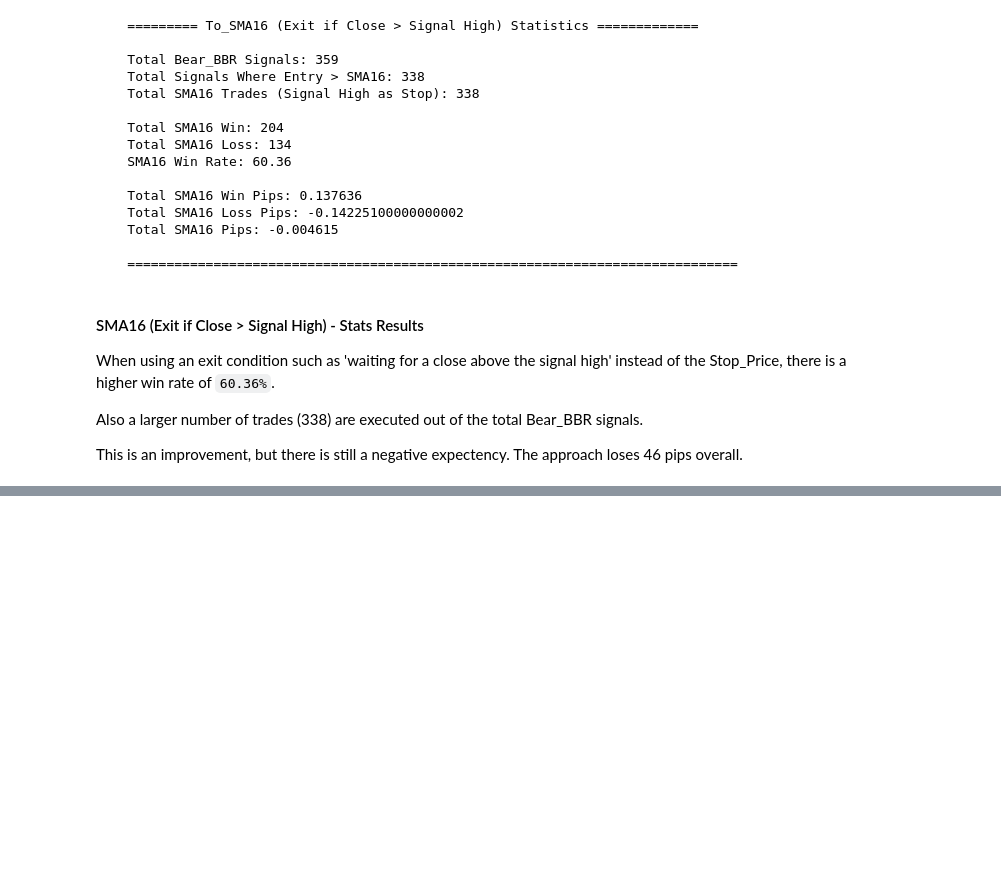
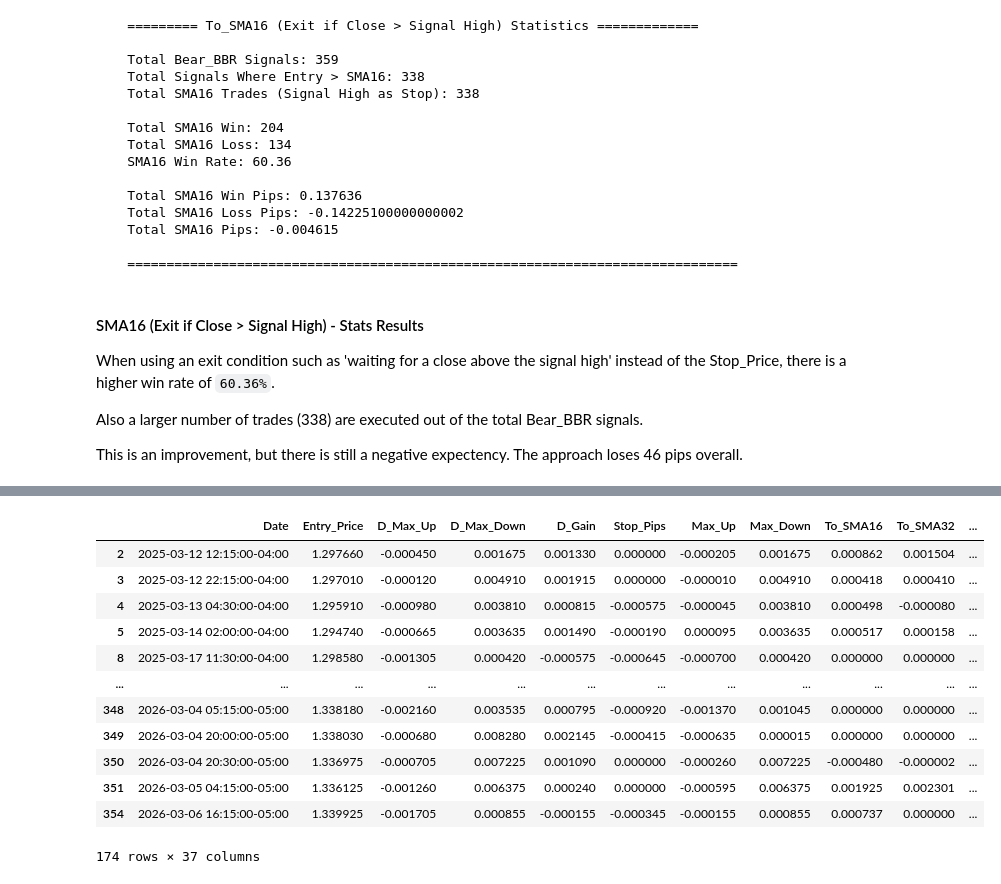
Before and after one commit to root-at-iyn/FXTradingResearch, a Jupyter notebook: research/bbu_reversal.ipynb, the cells around one changed output, grey strips where cells are left out. Saved outputs shown, nothing was run; the diff lists cells and outputs as text; code cells hidden in the pictures; blank space fills up the shorter version.

Commit message:
d_gain stats with fixed stop

```diff
--- a/research/bbu_reversal.ipynb
+++ b/research/bbu_reversal.ipynb
@@ -218,6 +218,7 @@ def bearish_bbr_metrics(df: DataFrame, bear_bbr_signal_idx: list):
         s["Close_%DHigh"] = row["Close_%DHigh"]
         s["SMA16"] = row["SMA16"]
         s["SMA32"] = row["SMA32"]
+        s["S_R"] = row["S_R"]
 
         signal.append(s)
     sdf = pd.DataFrame(signal)
@@ -541,0 +549,18 @@ The approach loses 46 pips overall.
+# %%
+cols1 = [
+    "Date", "Entry_Price", "Max_Up", "Max_Down",
+    "Range", "ATR", "Close_%High", "RSI",
+    "SMA_Trend", "SMA16_Slope", "SMA32_Slope",
+    "Close_%DHigh", "Iday_Range", "ADR", "D_Gain", "S_R", "Bear_Engulf"]
+
+Stop_Loss = -0.0025
+d_gain_df = bearish_bbr_df.query(f"D_Max_Up > {Stop_Loss}")
+d_gain_win = bearish_bbr_df.query(f"D_Max_Up > {Stop_Loss}")["D_Gain"]
+d_gain_loss = bearish_bbr_df.query(f"D_Max_Up <= {Stop_Loss}")["D_Gain"]
+
+d_gain_win_total = d_gain_win.value_counts().count()
+d_gain_loss_total = d_gain_loss.value_counts().count()
+d_gain_total_trades = d_gain_win_total + d_gain_loss_total
+
+d_gain_win_rate = round(d_gain_win_total / d_gain_total_trades * 100,2)
+d_gain_total_pips = round(d_gain_win.sum() + d_gain_loss.value_counts().count() * Stop_Loss,6)
@@ -541,0 +589,16 @@ The approach loses 46 pips overall.
+# %%
+d_gain_df
+# %% [output]
+|  | Date | Entry_Price | D_Max_Up | D_Max_Down | D_Gain | Stop_Pips | Max_Up | Max_Down | To_SMA16 | To_SMA32 | ... |
+| 2 | 2025-03-12 12:15:00-04:00 | 1.297660 | -0.000450 | 0.001675 | 0.001330 | 0.000000 | -0.000205 | 0.001675 | 0.000862 | 0.001504 | ... |
+| 3 | 2025-03-12 22:15:00-04:00 | 1.297010 | -0.000120 | 0.004910 | 0.001915 | 0.000000 | -0.000010 | 0.004910 | 0.000418 | 0.000410 | ... |
+| 4 | 2025-03-13 04:30:00-04:00 | 1.295910 | -0.000980 | 0.003810 | 0.000815 | -0.000575 | -0.000045 | 0.003810 | 0.000498 | -0.000080 | ... |
+| 5 | 2025-03-14 02:00:00-04:00 | 1.294740 | -0.000665 | 0.003635 | 0.001490 | -0.000190 | 0.000095 | 0.003635 | 0.000517 | 0.000158 | ... |
+| 8 | 2025-03-17 11:30:00-04:00 | 1.298580 | -0.001305 | 0.000420 | -0.000575 | -0.000645 | -0.000700 | 0.000420 | 0.000000 | 0.000000 | ... |
+| ... | ... | ... | ... | ... | ... | ... | ... | ... | ... | ... | ... |
+| 348 | 2026-03-04 05:15:00-05:00 | 1.338180 | -0.002160 | 0.003535 | 0.000795 | -0.000920 | -0.001370 | 0.001045 | 0.000000 | 0.000000 | ... |
+| 349 | 2026-03-04 20:00:00-05:00 | 1.338030 | -0.000680 | 0.008280 | 0.002145 | -0.000415 | -0.000635 | 0.000015 | 0.000000 | 0.000000 | ... |
+| 350 | 2026-03-04 20:30:00-05:00 | 1.336975 | -0.000705 | 0.007225 | 0.001090 | 0.000000 | -0.000260 | 0.007225 | -0.000480 | -0.000002 | ... |
+| 351 | 2026-03-05 04:15:00-05:00 | 1.336125 | -0.001260 | 0.006375 | 0.000240 | 0.000000 | -0.000595 | 0.006375 | 0.001925 | 0.002301 | ... |
+| 354 | 2026-03-06 16:15:00-05:00 | 1.339925 | -0.001705 | 0.000855 | -0.000155 | -0.000345 | -0.000155 | 0.000855 | 0.000737 | 0.000000 | ... |
+174 rows × 37 columns
```
Also changed, not shown: parts of 6 cells of this notebook.
